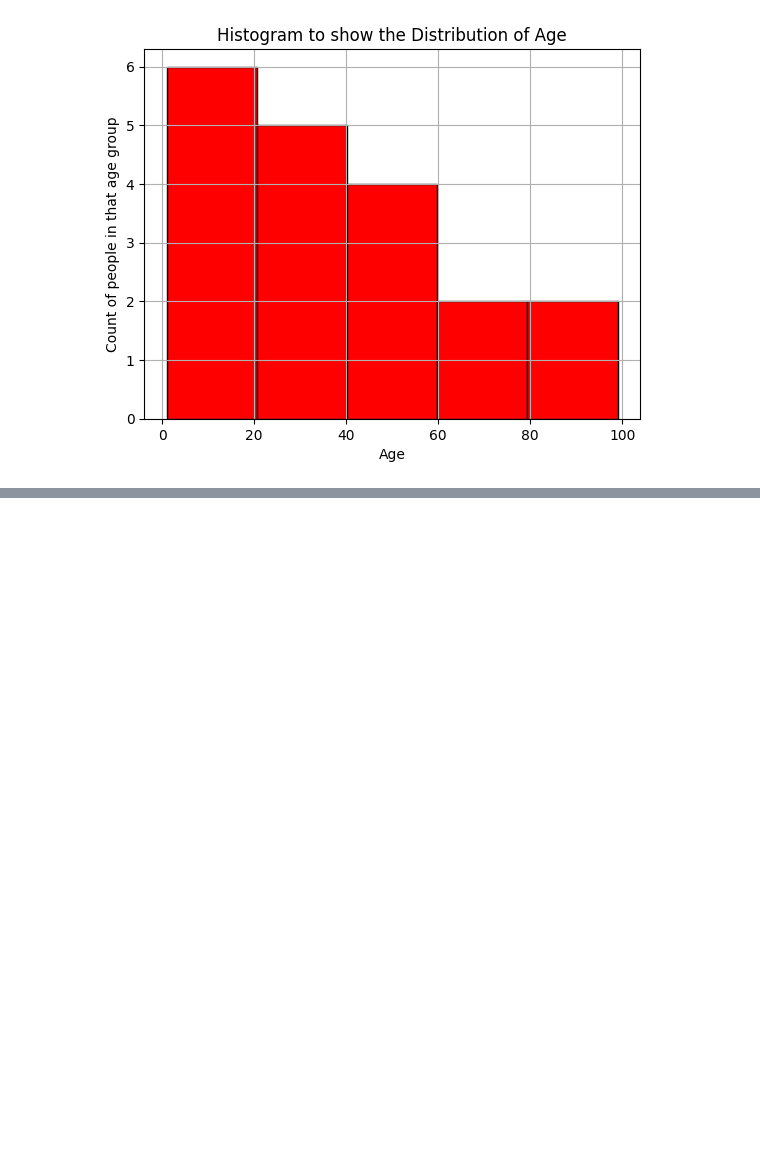
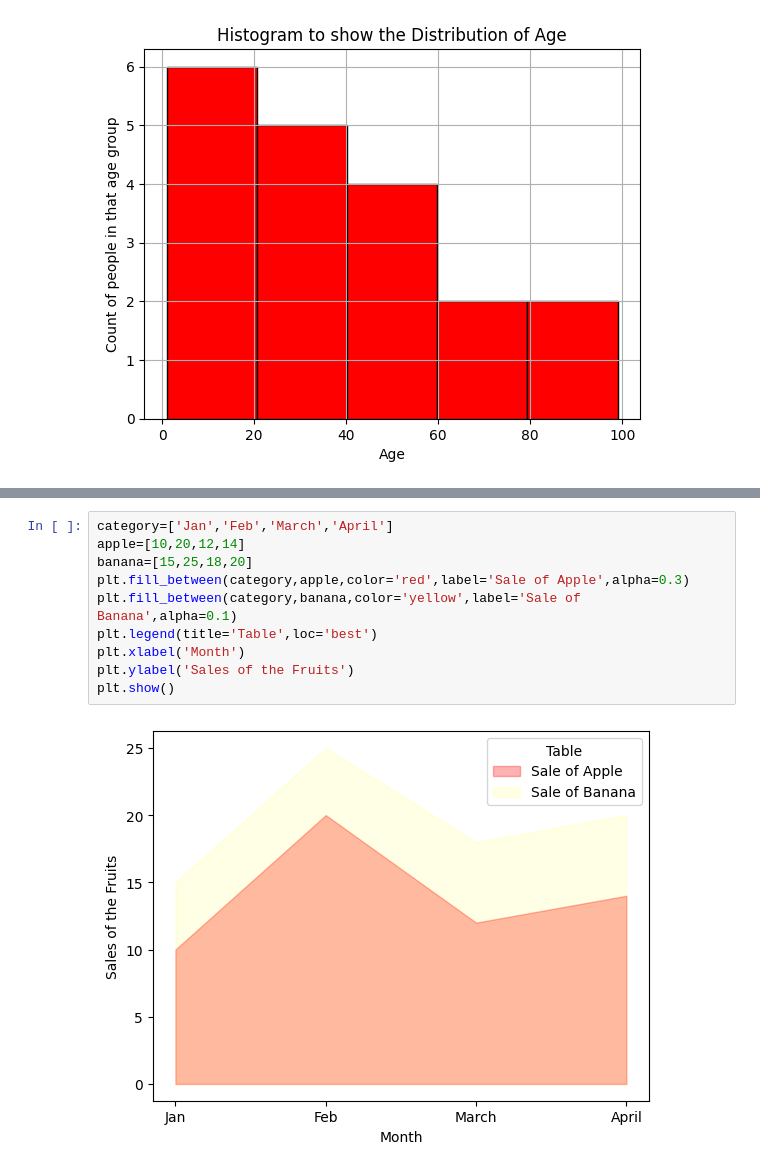
Before and after one commit to HarshaPriya03/PythonLearning, a Jupyter notebook: Visualisation_25_01_2026.ipynb, the cells around one changed output, grey strips where cells are left out. Drawn from its saved outputs; the diff is of its cells as text; blank space fills up the shorter version.

```diff
--- a/Visualisation_25_01_2026.ipynb
+++ b/Visualisation_25_01_2026.ipynb
@@ -268,0 +288,12 @@ plt.show()
+# %%
+category=['Jan','Feb','March','April']
+apple=[10,20,12,14]
+banana=[15,25,18,20]
+plt.fill_between(category,apple,color='red',label='Sale of Apple',alpha=0.3)
+plt.fill_between(category,banana,color='yellow',label='Sale of Banana',alpha=0.1)
+plt.legend(title='Table',loc='best')
+plt.xlabel('Month')
+plt.ylabel('Sales of the Fruits')
+plt.show()
+# %% [output]
+[figure, added]
```
Also changed, not shown: parts of 42 cells of this notebook.
